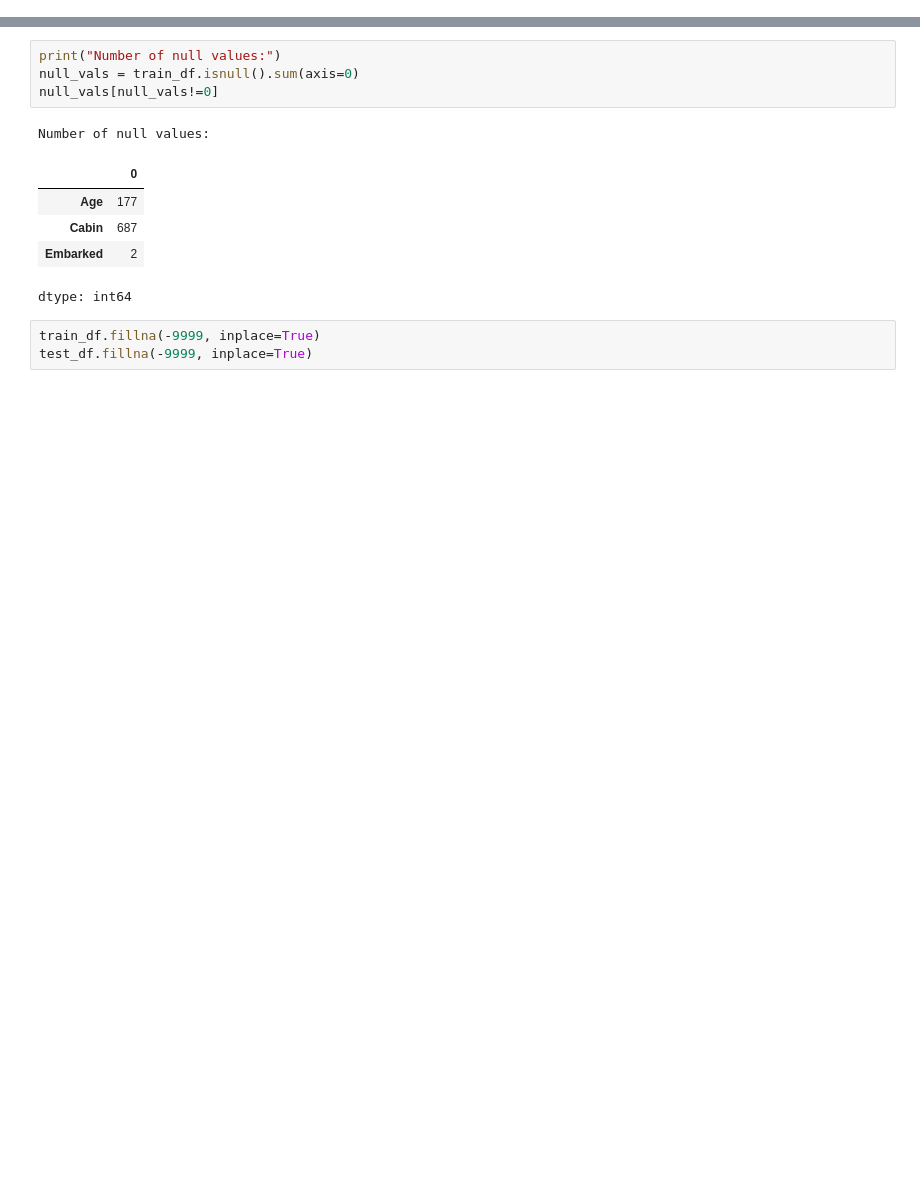
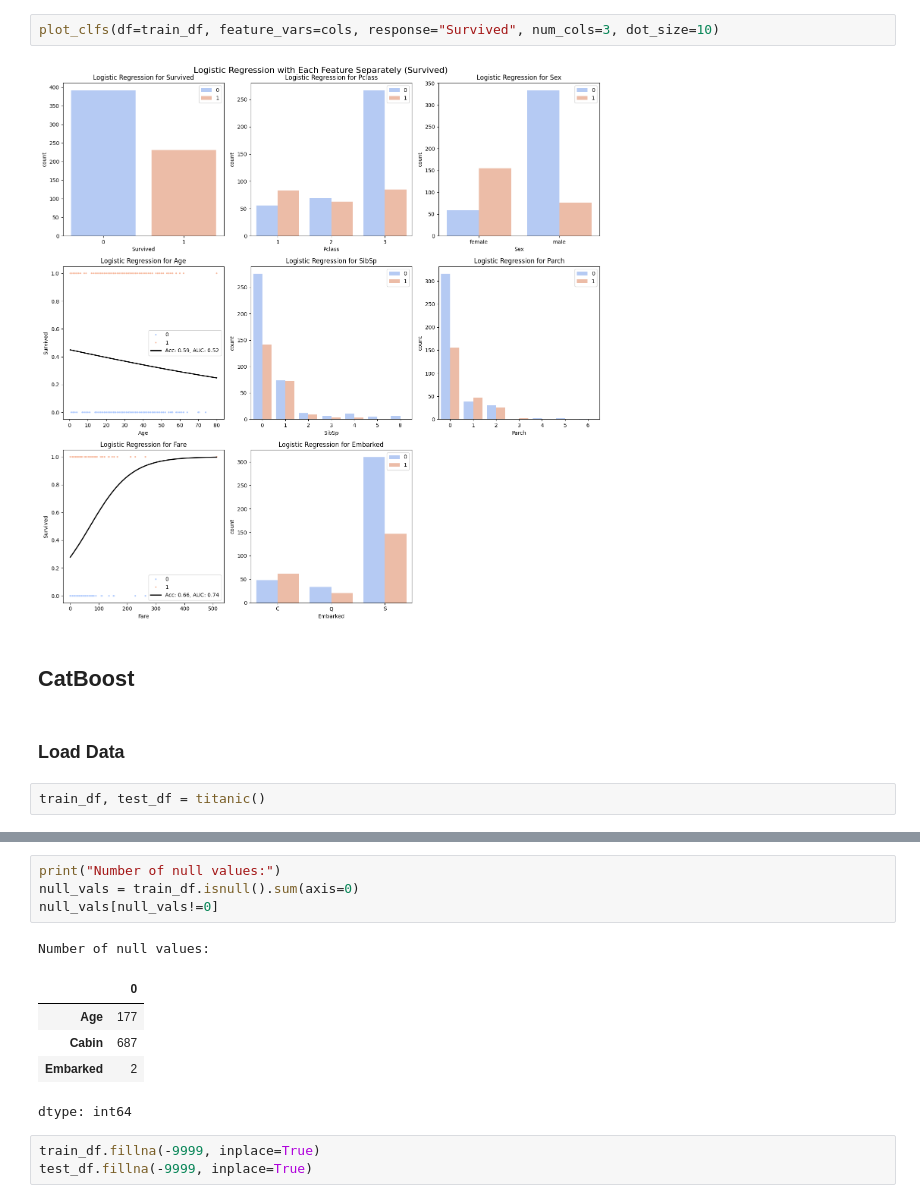
Before and after one commit to ariahosseini/TradML, a Jupyter notebook: ML_CatBoost_ProjOne.ipynb, the cells around one changed output, grey strips where cells are left out. Cells and saved outputs as stored; diff of their text form; blank space fills up the shorter version.

```diff
--- a/ML_CatBoost_ProjOne.ipynb
+++ b/ML_CatBoost_ProjOne.ipynb
@@ -107,0 +137,10 @@ Embarked : 3
+# %%
+plot_clfs(df=train_df, feature_vars=cols, response="Survived", num_cols=3, dot_size=10)
+# %% [output]
+[figure, added]
+# %% [markdown]
+## CatBoost
+# %% [markdown]
+### Load Data
+# %%
+train_df, test_df = titanic()
```
Also changed, not shown: parts of 60 cells of this notebook.
